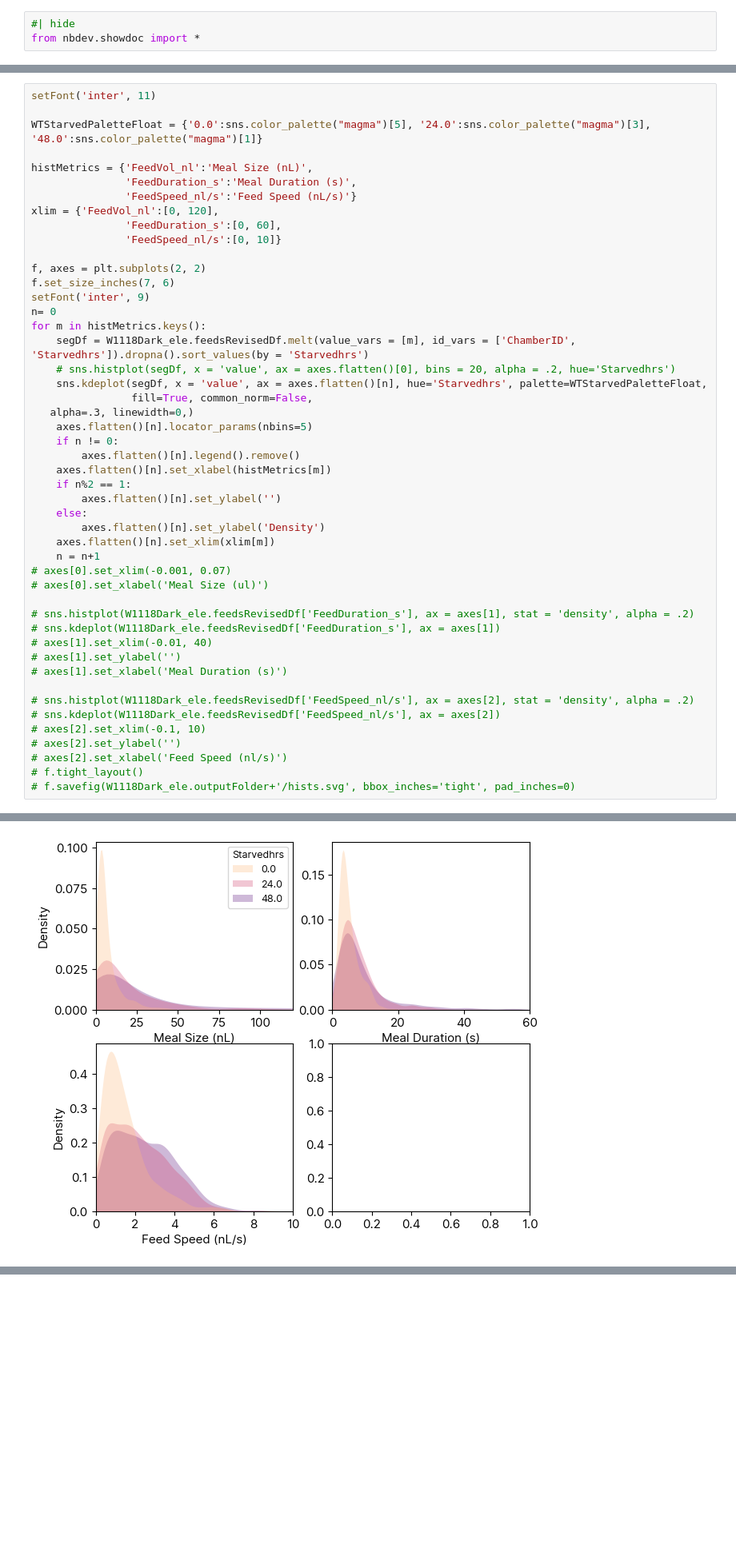
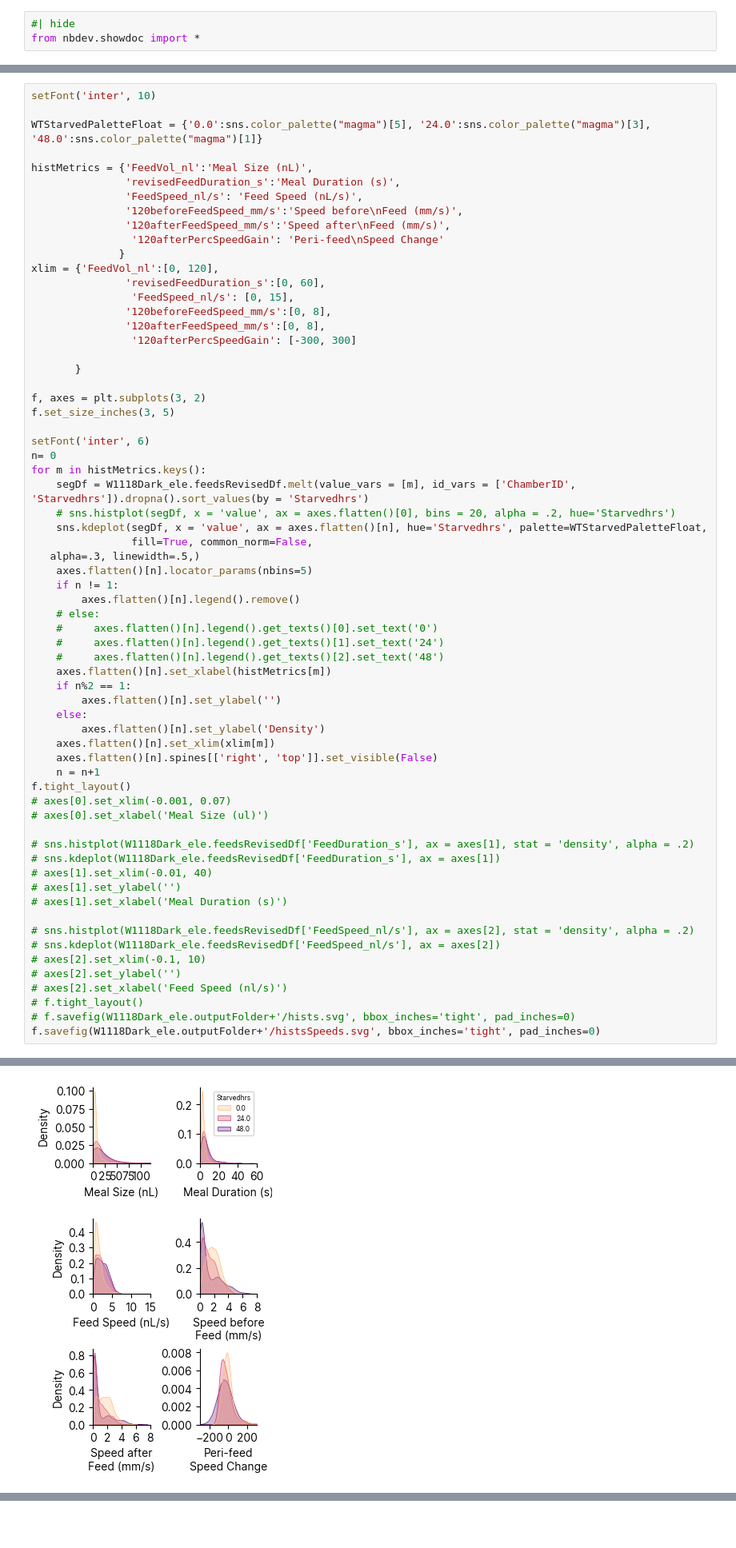
Before and after one commit to sangyu/Holophenotype5HT, a Jupyter notebook: nbs/01_Figures/01_Setup.ipynb, the cells around one changed output, grey strips where cells are left out. Shown at 80% size. Saved outputs shown, nothing was run; the diff lists cells and outputs as text; blank space fills up the shorter version.

Commit message:
20240526 Figure 1 and 2 update
Formatted notebook 01 to include figure subheading. changed format to conform to nat comms. Updated figure 1 and 2.

```diff
--- a/nbs/01_Figures/01_Setup.ipynb
+++ b/nbs/01_Figures/01_Setup.ipynb
@@ -82,35 +75,51 @@ a.savefig(W1118Dark_ele.outputFolder+'/stacked.svg')
 # %%
-setFont('inter', 11)
+setFont('inter', 10)
 
 WTStarvedPaletteFloat = {'0.0':sns.color_palette("magma")[5], '24.0':sns.color_palette("magma")[3], '48.0':sns.color_palette("magma")[1]}
 
 histMetrics = {'FeedVol_nl':'Meal Size (nL)',
-               'FeedDuration_s':'Meal Duration (s)',
-               'FeedSpeed_nl/s':'Feed Speed (nL/s)'}
+               'revisedFeedDuration_s':'Meal Duration (s)',
+               'FeedSpeed_nl/s': 'Feed Speed (nL/s)',
+               '120beforeFeedSpeed_mm/s':'Speed before\nFeed (mm/s)',
+               '120afterFeedSpeed_mm/s':'Speed after\nFeed (mm/s)',
+                '120afterPercSpeedGain': 'Peri-feed\nSpeed Change'
+              }
 xlim = {'FeedVol_nl':[0, 120],
-               'FeedDuration_s':[0, 60],
-               'FeedSpeed_nl/s':[0, 10]}
+               'revisedFeedDuration_s':[0, 60],
+                'FeedSpeed_nl/s': [0, 15],
+               '120beforeFeedSpeed_mm/s':[0, 8],
+               '120afterFeedSpeed_mm/s':[0, 8],
+                '120afterPercSpeedGain': [-300, 300]
 
-f, axes = plt.subplots(2, 2)
-f.set_size_inches(7, 6)
-setFont('inter', 9)
+       }
+
+f, axes = plt.subplots(3, 2)
+f.set_size_inches(3, 5)
+
+setFont('inter', 6)
 n= 0
 for m in histMetrics.keys():
     segDf = W1118Dark_ele.feedsRevisedDf.melt(value_vars = [m], id_vars = ['ChamberID', 'Starvedhrs']).dropna().sort_values(by = 'Starvedhrs')
     # sns.histplot(segDf, x = 'value', ax = axes.flatten()[0], bins = 20, alpha = .2, hue='Starvedhrs')
     sns.kdeplot(segDf, x = 'value', ax = axes.flatten()[n], hue='Starvedhrs', palette=WTStarvedPaletteFloat,
                 fill=True, common_norm=False,
-   alpha=.3, linewidth=0,)
+   alpha=.3, linewidth=.5,)
     axes.flatten()[n].locator_params(nbins=5)
-    if n != 0:
+    if n != 1:
         axes.flatten()[n].legend().remove()
+    # else:
+    #     axes.flatten()[n].legend().get_texts()[0].set_text('0')
+    #     axes.flatten()[n].legend().get_texts()[1].set_text('24')
+    #     axes.flatten()[n].legend().get_texts()[2].set_text('48')
     axes.flatten()[n].set_xlabel(histMetrics[m])
     if n%2 == 1:
         axes.flatten()[n].set_ylabel('')
     else:
         axes.flatten()[n].set_ylabel('Density')
     axes.flatten()[n].set_xlim(xlim[m])
+    axes.flatten()[n].spines[['right', 'top']].set_visible(False)
     n = n+1
+f.tight_layout()
 # axes[0].set_xlim(-0.001, 0.07)
 # axes[0].set_xlabel('Meal Size (ul)')
 
@@ -127,6 +136,7 @@ for m in histMetrics.keys():
 # axes[2].set_xlabel('Feed Speed (nl/s)')
 # f.tight_layout()
 # f.savefig(W1118Dark_ele.outputFolder+'/hists.svg', bbox_inches='tight', pad_inches=0)
+f.savefig(W1118Dark_ele.outputFolder+'/histsSpeeds.svg', bbox_inches='tight', pad_inches=0)
 # %% [output]
 No artists with labels found to put in legend.  Note that artists whose label start with an underscore are ignored when legend() is called with no argument.
 No artists with labels found to put in legend.  Note that artists whose label start with an underscore are ignored when legend() is called with no argument.
@@ -133 +146 @@ No artists with labels found to put in legend.  Note that artists whose label st
-[figure, old version]
+[figure, new version]
```
Also changed, not shown: parts of 36 cells of this notebook, 1 other file.
